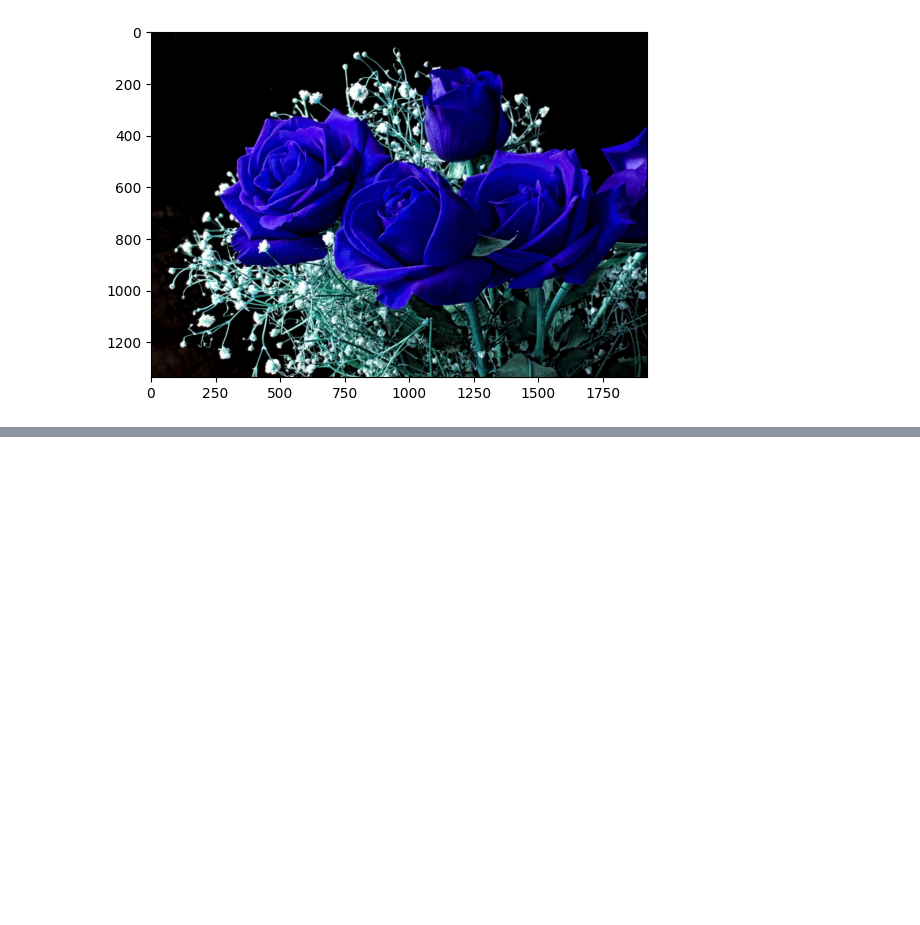
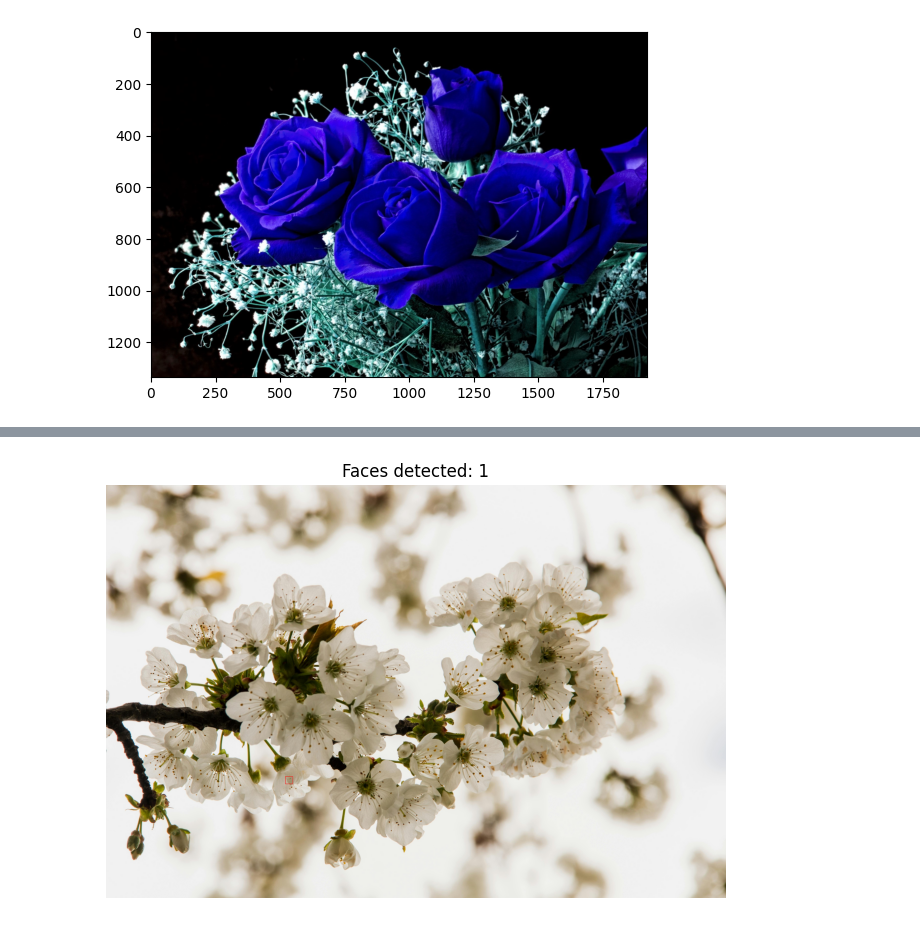
Before and after one commit to saniyaniffa-netizen/Linear-Regression, a Jupyter notebook: Untitled6.ipynb, the cells around one changed output, grey strips where cells are left out. Saved outputs shown, nothing was run; the diff lists cells and outputs as text; code cells hidden in the pictures; blank space fills up the shorter version.

```diff
--- a/Untitled6.ipynb
+++ b/Untitled6.ipynb
@@ -11,8 +11,11 @@ image_file = "/content/rose.jpg"
 image = cv2.imread(image_file)
 # %%
 image = cv2.imread(image_file)
-image_rgb = cv2.cvtColor(image, cv2.COLOR_BGR2RGB)
-pyplot.imshow(image)
-pyplot.show()
+if image is None:
+    print(f"Error: Could not load image from {image_file}")
+else:
+    image_rgb = cv2.cvtColor(image, cv2.COLOR_BGR2RGB)
+    pyplot.imshow(image)
+    pyplot.show()
 # %% [output]
 [figure]
@@ -20,0 +43,8 @@ pyplot.show()
+# %%
+pyplot.figure(figsize=(8,6))
+pyplot.imshow(image_rgb)
+pyplot.title(f'Faces detected: {len(faces)}')
+pyplot.axis('off')
+pyplot.show()
+# %% [output]
+[figure, added]
```
Also changed, not shown: parts of 5 cells of this notebook.
